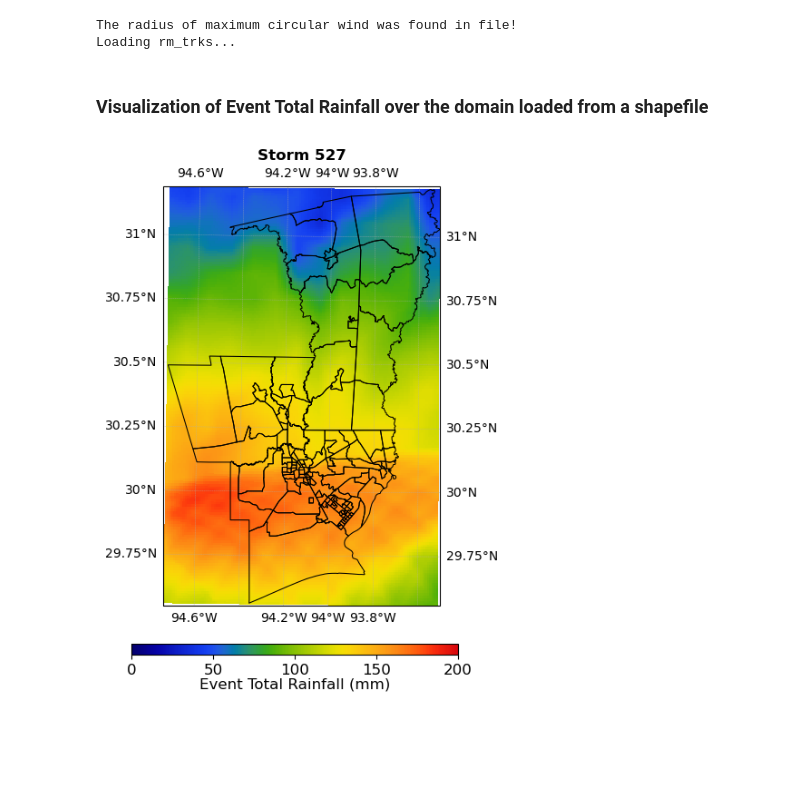
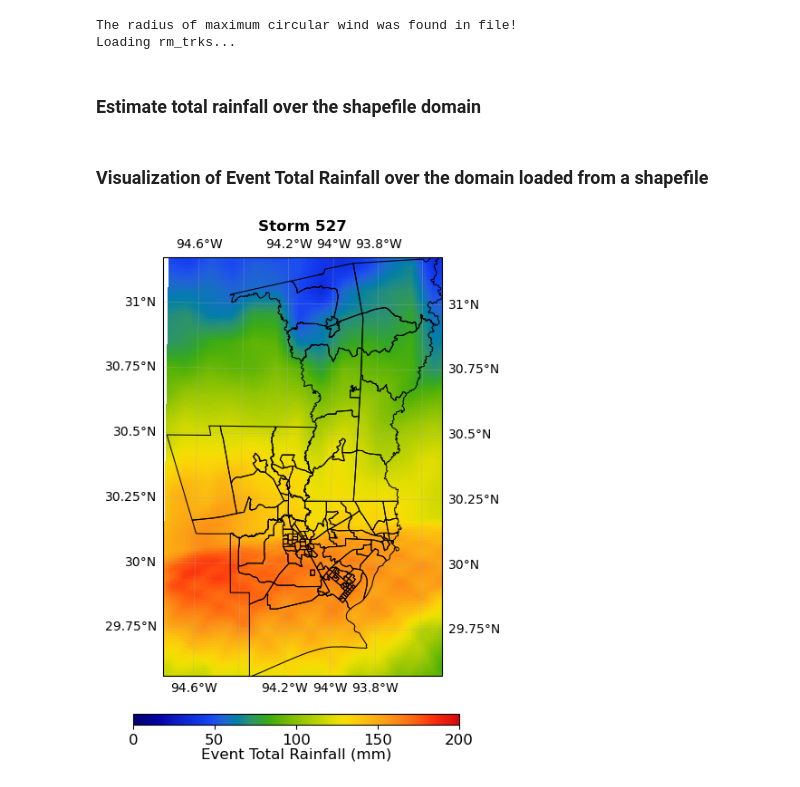
Before and after one commit to levuvietphong/pyTCR, a Jupyter notebook: notebooks/ex4_rainfall_polygons_generation.ipynb, the cells around one changed output. Drawn from its saved outputs; the diff is of its cells as text; code cells hidden in the pictures; blank space fills up the shorter version.

Commit message:
feat: refine plotting for shapefiles and multiple rain events

```diff
--- a/notebooks/ex4_rainfall_polygons_generation.ipynb
+++ b/notebooks/ex4_rainfall_polygons_generation.ipynb
@@ -30,14 +30,14 @@ The autoreload extension is already loaded. To reload it, use:
 # %% [markdown]
 ### Configuration and Data
 # %%
-# Shapefile
-shapefile = '../data/test/setx_bound.shp'
+# Shapefile of Beaumont region in Southeast Texas
+shapefile = '../data/shapefiles/setx_bound.shp'
 shp_region = shpreader.Reader(shapefile)
 
 # Plotting period
 yearmin = 1964
 yearmax = 2014
-num_year = yearmax - yearmin + 1
+num_years = yearmax - yearmin + 1
 
 # Directory containing the downscaled data
 data_directory = '../data/downscaled/'
@@ -67,43 +67,41 @@ ut, vt, jmax = tcr_wind.utrans(lat_trks, lon_trks)
 # %% [output]
 The radius of maximum circular wind was found in file!
 Loading rm_trks...
+# %% [markdown]
+### Estimate total rainfall over the shapefile domain
+# %%
+delta = 0.01  # Spatial resolution of gridded rainfall data output
+storm_ids = 527
+
+# No secondary eyewall included
+x, y, netrain = tcr_rain.rainswathx(
+    storm_ids, lat_trks, lon_trks, rm_trks, v_trks,
+    0 * rm_trks, 0 * v_trks, ut, vt, u850_trks, v850_trks,
+    dellatlongs=delta, shapefile=shapefile
+)
 # %% [markdown]
 ### Visualization of Event Total Rainfall over the domain loaded from a shapefile
 # %%
-gl_storm_ids = 527
-
-delta = 0.01  # Spatial resolution of gridded rainfall data output
-utm_zone = 15
-proj = ccrs.UTM(zone=utm_zone)  # Projection for Southeast Texas
+projection = ccrs.UTM(zone=15)  # Projection for Southeast Texas
 cmap = cc.cm.CET_R4
 max_precip = 200
 levels = np.linspace(0, max_precip, 51)
-fig, ax = plt.subplots(
-    1, 1, figsize=(6, 6), facecolor="w", subplot_kw=dict(projection=proj)
+extent = [np.min(x), np.max(x), np.min(y), np.max(y)]
+
+# Plot Event Total Rainfall (ETR)
+fig, ax = plt.subplots(1, 1, figsize=(6, 6), facecolor="w", subplot_kw=dict(projection=projection))
+im = tcr_plot.plot_density(
+    ax, y, x, netrain, levels, extent=extent, projection=projection, cmap=cmap,
+    gridlabel=True, gridspace=1, shapefile=shp_region, coastlines=False,
+    add_features=False, method='pcolormesh'
 )
+ax.set_title(f'Storm {storm_ids}', fontweight='bold')
 
-# No secondary eyewall included
-x, y, netrain = tcr_rain.rainswathx(
-    gl_storm_ids, lat_trks, lon_trks, rm_trks, v_trks,
-    0 * rm_trks, 0 * v_trks, ut, vt, u850_trks, v850_trks,
-    dellatlongs=delta, shapefile=shapefile
-)
-extent = [np.min(x), np.max(x), np.min(y), np.max(y), delta, delta]
-
-# PLOT Net Rainfall
-# we use pcolormesh instead of contourf method to avoid spatial interpolation
-im = tcr_plot.plot_density(
-    ax, y, x, netrain, levels, extent=extent, cmap=cmap,
-    show_gridlabel=True, shapefile=shp_region, show_coastlines=False,
-    add_features=False, method='pcolormesh', utm=True
-)
-ax.set_title(f'Storm {gl_storm_ids}', fontweight='bold')
-
-# COLORBAR
+# Add colorbar
 cbax = fig.add_axes([0.2, 0.02, 0.6, 0.02])
 cb = fig.colorbar(im, cax=cbax, orientation='horizontal')
 cb.set_label(r'Event Total Rainfall (mm)', fontsize=12, labelpad=0)
 cb.set_ticks(np.linspace(0, max_precip, 5))
 cb.ax.tick_params(labelsize=12)
 # %% [output]
-[figure, old version]
+[figure, new version]
```
Also changed, not shown: 21 other files.
